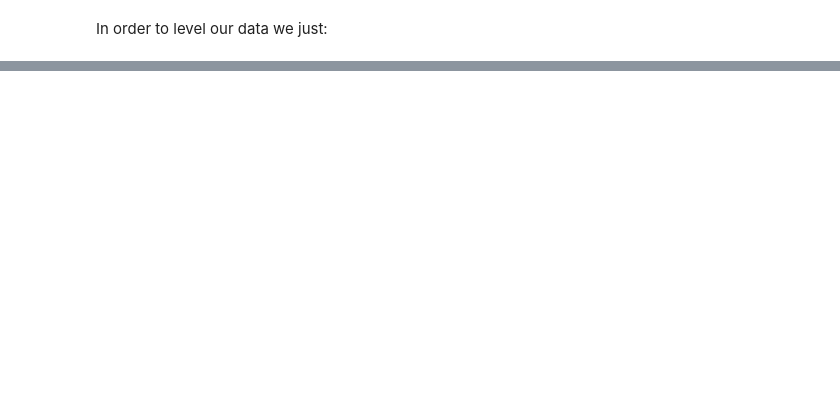
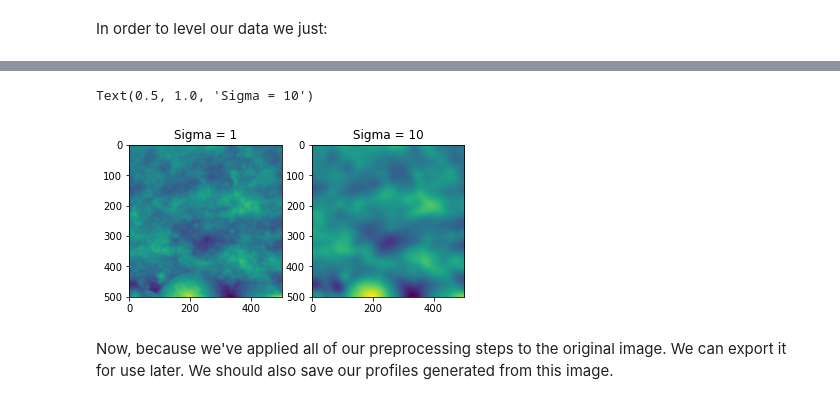
Before and after one commit to kpjmcg/rough, a Jupyter notebook: 00_data.ipynb, the cells around one changed output, grey strips where cells are left out. Drawn from its saved outputs; the diff is of its cells as text; code cells hidden in the pictures; blank space fills up the shorter version.

```diff
--- a/00_data.ipynb
+++ b/00_data.ipynb
@@ -196,5 +206,21 @@ plt.show()
+# %%
+image_f_s = smooth_image(image_f,sigma = 1)
+
+fig = plt.figure()
+ax = fig.add_subplot(1, 2, 1)
+imgplot = plt.imshow(image_f_s)
+ax.set_title('Sigma = 1')
+ax = fig.add_subplot(1, 2, 2)
+imgplot = plt.imshow(smooth_image(image_f, sigma = 10))
+ax.set_title('Sigma = 10')
+# %% [output]
+Text(0.5, 1.0, 'Sigma = 10')
+[figure, added]
 # %%
 #| export
 def gen_sections(array #2D array (or arraylike) of height values
                 ):
     pass
+# %% [markdown]
+Now, because we've applied all of our preprocessing steps to the original image. We can export it for use later.
+We should also save our profiles generated from this image.
```
Also changed, not shown: parts of 31 cells of this notebook, 6 other files.
